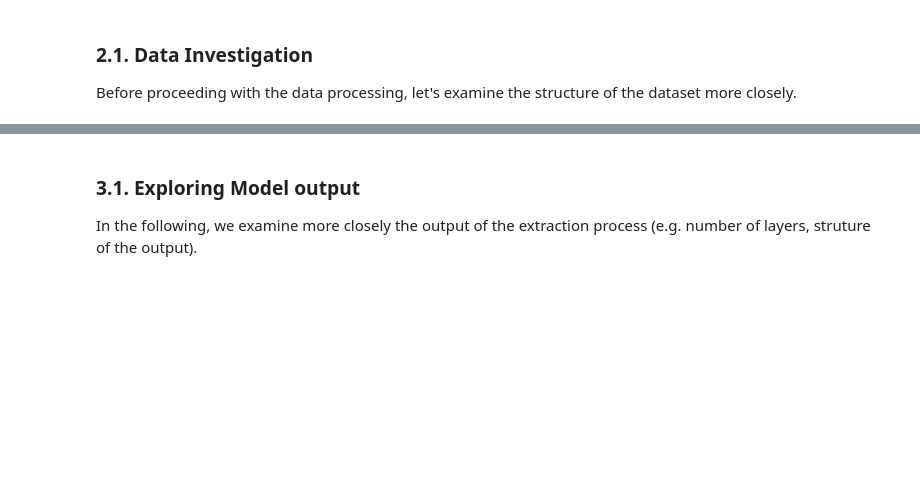
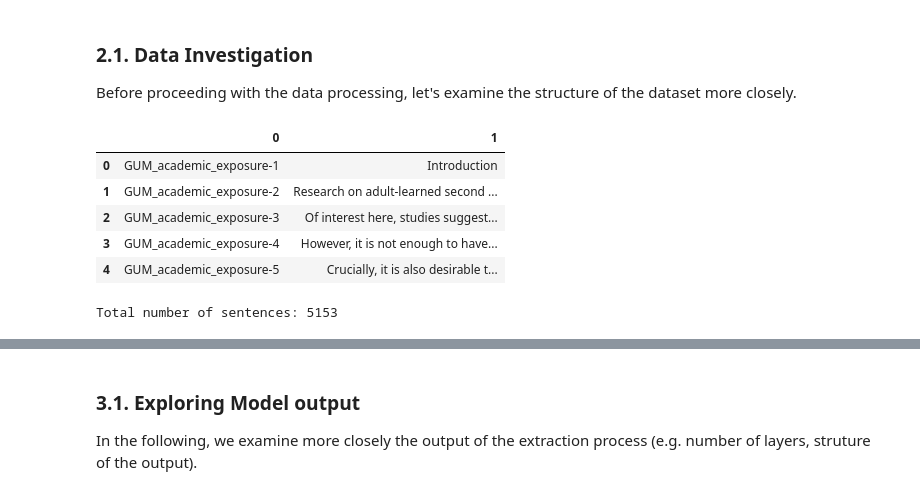
Before and after one commit to gsarti/lcl23-xnlm-lab, a Jupyter notebook: notebooks/1.2_Probing.ipynb, the cells around one changed output, grey strips where cells are left out. Cells and saved outputs as stored; diff of their text form; code cells hidden in the pictures; blank space fills up the shorter version.

```diff
--- a/notebooks/1.2_Probing.ipynb
+++ b/notebooks/1.2_Probing.ipynb
@@ -89,14 +107,23 @@ drive.mount('/content/drive')
 
 Before proceeding with the data processing, let's examine the structure of the dataset more closely.
 # %%
-sentences_file = "/content/drive/My Drive/Lectures_2023/GUM_Treebank_Sentences.tsv"
+sentences_file = "../data/GUM_Treebank_Sentences.tsv"
 
 df = pd.read_csv(sentences_file, delimiter='\t', header=None)
 
 df.head()
+# %% [output]
+|  | 0 | 1 |
+| 0 | GUM_academic_exposure-1 | Introduction |
+| 1 | GUM_academic_exposure-2 | Research on adult-learned second ... |
+| 2 | GUM_academic_exposure-3 | Of interest here, studies suggest... |
+| 3 | GUM_academic_exposure-4 | However, it is not enough to have... |
+| 4 | GUM_academic_exposure-5 | Crucially, it is also desirable t... |
 # %%
 tot_sentences = len(df)
 print("Total number of sentences:", tot_sentences)
+# %% [output]
+Total number of sentences: 5153
 # %% [markdown]
 ## **3. Extraction of the internal representations**
 
```
Also changed, not shown: parts of 9 cells of this notebook.
